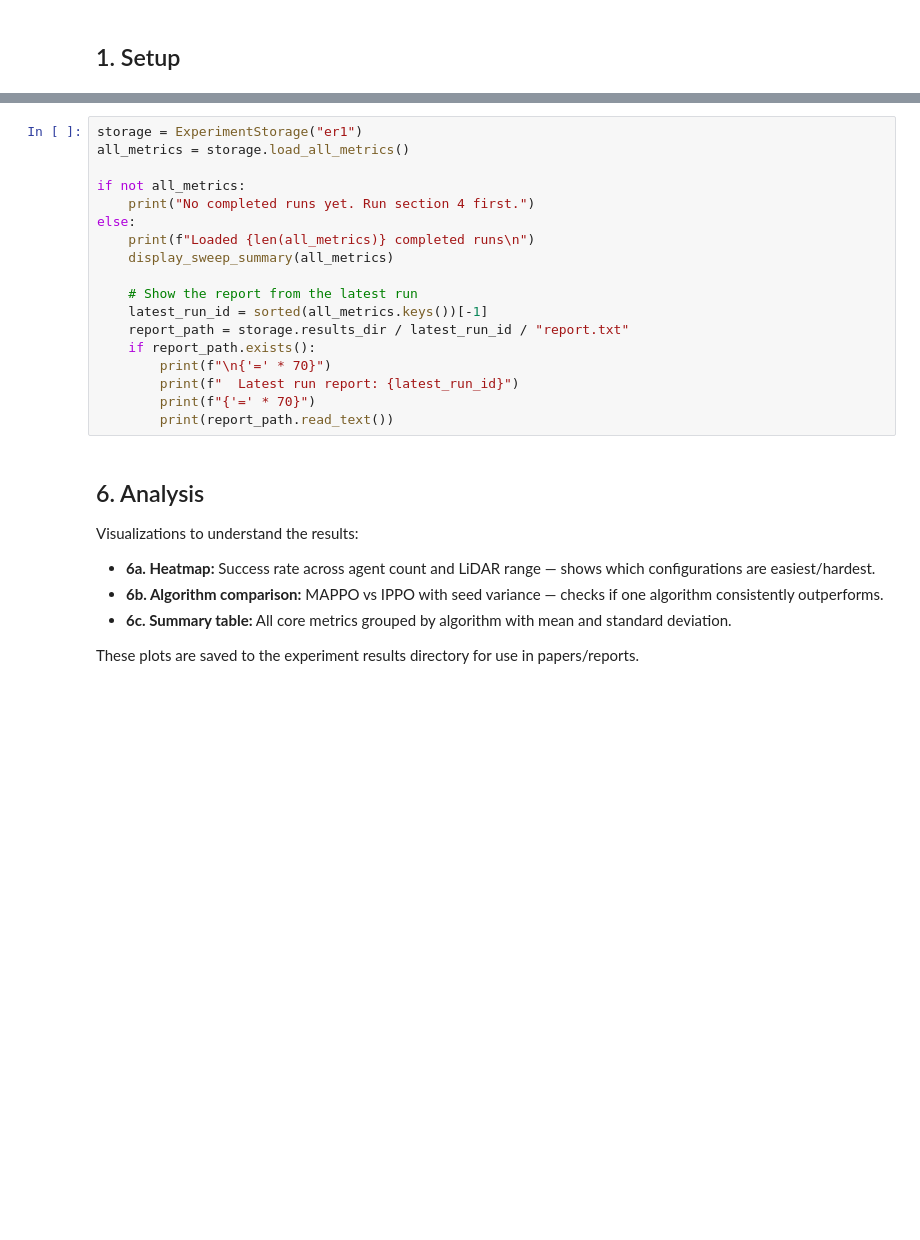
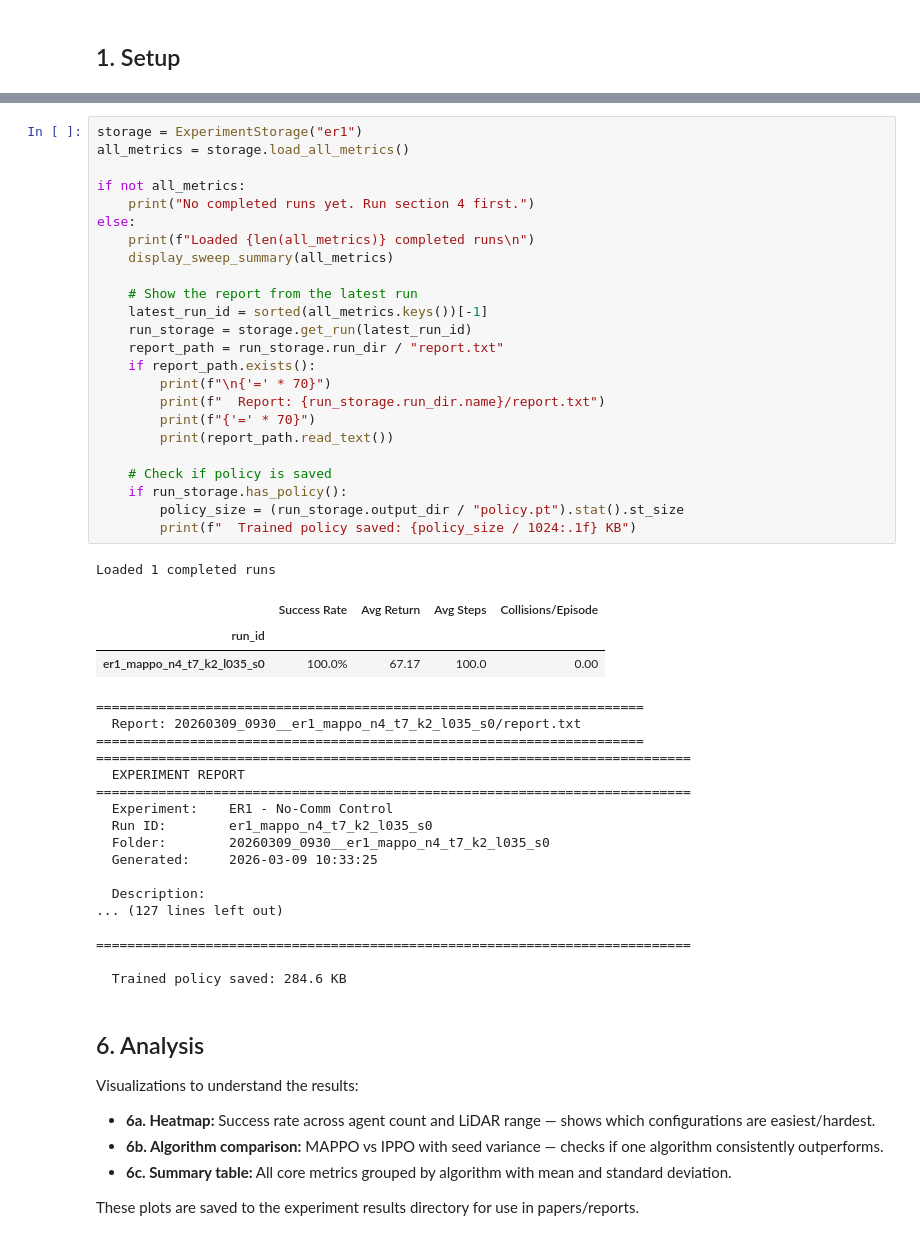
Before and after one commit to antfin/VectorizedMultiAgentSimulator, a Jupyter notebook: rendezvous_comm/notebooks/ER1_no_comm_control.ipynb, the cells around one changed output, grey strips where cells are left out. Cells and saved outputs as stored; diff of their text form; blank space fills up the shorter version.

```diff
--- a/rendezvous_comm/notebooks/ER1_no_comm_control.ipynb
+++ b/rendezvous_comm/notebooks/ER1_no_comm_control.ipynb
@@ -124,21 +218,49 @@ The key metrics in `metrics.json`:
 # %%
 storage = ExperimentStorage("er1")
 all_metrics = storage.load_all_metrics()
 
 if not all_metrics:
     print("No completed runs yet. Run section 4 first.")
 else:
     print(f"Loaded {len(all_metrics)} completed runs\n")
     display_sweep_summary(all_metrics)
 
     # Show the report from the latest run
     latest_run_id = sorted(all_metrics.keys())[-1]
-    report_path = storage.results_dir / latest_run_id / "report.txt"
+    run_storage = storage.get_run(latest_run_id)
+    report_path = run_storage.run_dir / "report.txt"
     if report_path.exists():
         print(f"\n{'=' * 70}")
-        print(f"  Latest run report: {latest_run_id}")
+        print(f"  Report: {run_storage.run_dir.name}/report.txt")
         print(f"{'=' * 70}")
         print(report_path.read_text())
+
+    # Check if policy is saved
+    if run_storage.has_policy():
+        policy_size = (run_storage.output_dir / "policy.pt").stat().st_size
+        print(f"  Trained policy saved: {policy_size / 1024:.1f} KB")
+# %% [output]
+Loaded 1 completed runs
+|  | Success Rate | Avg Return | Avg Steps | Collisions/Episode |
+| run_id |  |  |  |  |
+| er1_mappo_n4_t7_k2_l035_s0 | 100.0% | 67.17 | 100.0 | 0.00 |
+======================================================================
+  Report: 20260309_0930__er1_mappo_n4_t7_k2_l035_s0/report.txt
+======================================================================
+============================================================================
+  EXPERIMENT REPORT
+============================================================================
+  Experiment:    ER1 - No-Comm Control
+  Run ID:        er1_mappo_n4_t7_k2_l035_s0
+  Folder:        20260309_0930__er1_mappo_n4_t7_k2_l035_s0
+  Generated:     2026-03-09 10:33:25
+
+  Description:
+... (127 lines left out)
+
+============================================================================
+
+  Trained policy saved: 284.6 KB
 # %% [markdown]
 ## 6. Analysis
 
```
Also changed, not shown: parts of 12 cells of this notebook, 9 other files.
